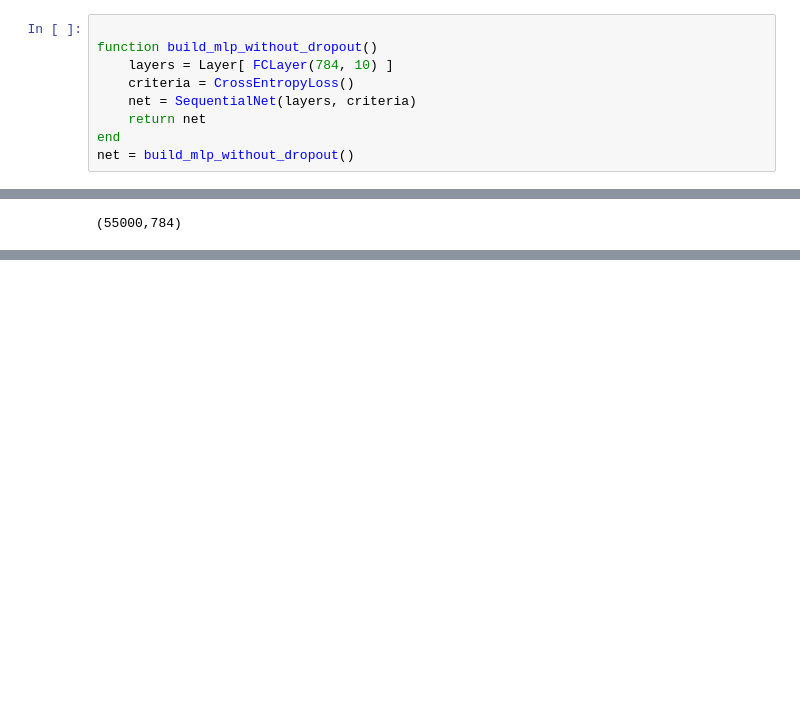
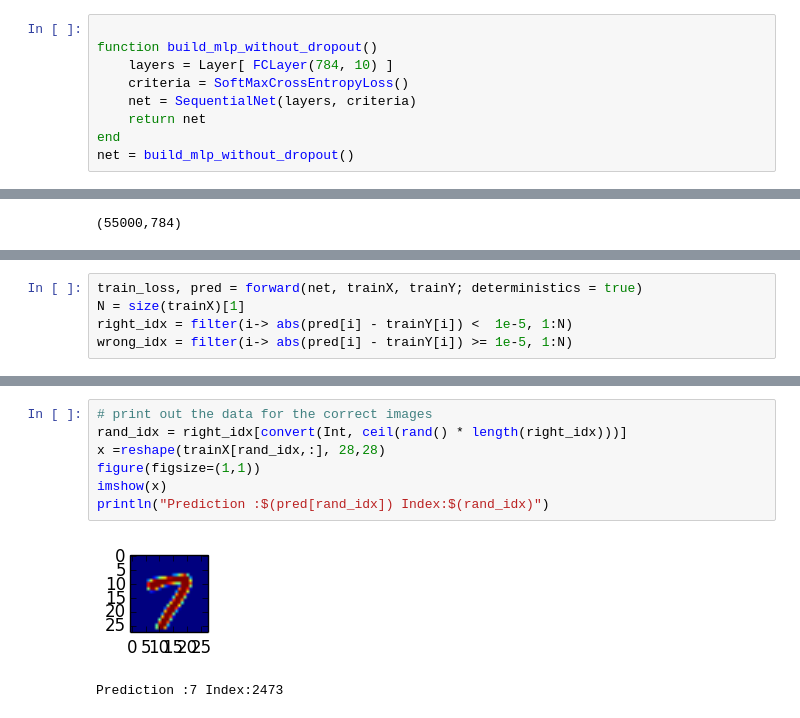
Before and after one commit to stevenygd/NN.jl, a Jupyter notebook: MLP Playground.ipynb, the cells around one changed output, grey strips where cells are left out. Drawn from its saved outputs; the diff is of its cells as text; blank space fills up the shorter version.

Commit message:
[add] SoftMax layer, changed crossEntropy to SoftMaxCrossEntropy

```diff
--- a/MLP Playground.ipynb
+++ b/MLP Playground.ipynb
@@ -164,7 +205,7 @@ train (generic function with 1 method)
 
 function build_mlp_without_dropout()
     layers = Layer[ FCLayer(784, 10) ]
-    criteria = CrossEntropyLoss()
+    criteria = SoftMaxCrossEntropyLoss()
     net = SequentialNet(layers, criteria)
     return net
 end
@@ -208,0 +253,5 @@ Epo 15 num batches : 550.0
+# %%
+train_loss, pred = forward(net, trainX, trainY; deterministics = true)
+N = size(trainX)[1]
+right_idx = filter(i-> abs(pred[i] - trainY[i]) <  1e-5, 1:N)
+wrong_idx = filter(i-> abs(pred[i] - trainY[i]) >= 1e-5, 1:N)
@@ -208,0 +276,10 @@ Epo 15 num batches : 550.0
+# %%
+# print out the data for the correct images
+rand_idx = right_idx[convert(Int, ceil(rand() * length(right_idx)))]
+x =reshape(trainX[rand_idx,:], 28,28)
+figure(figsize=(1,1))
+imshow(x)
+println("Prediction :$(pred[rand_idx]) Index:$(rand_idx)")
+# %% [output]
+[figure, added]
+Prediction :7 Index:2473
```
Also changed, not shown: parts of 6 cells of this notebook, 2 other files.
